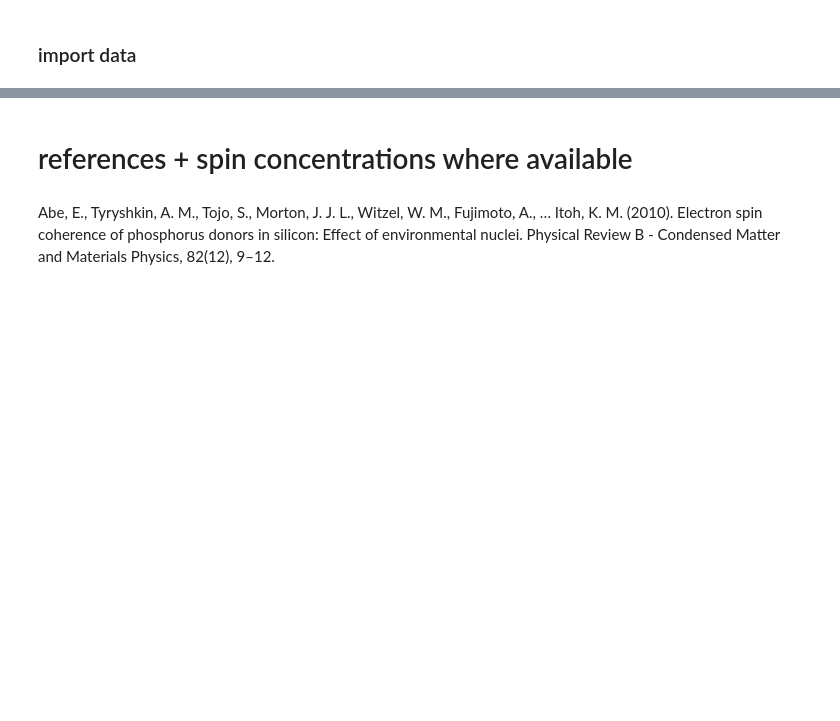
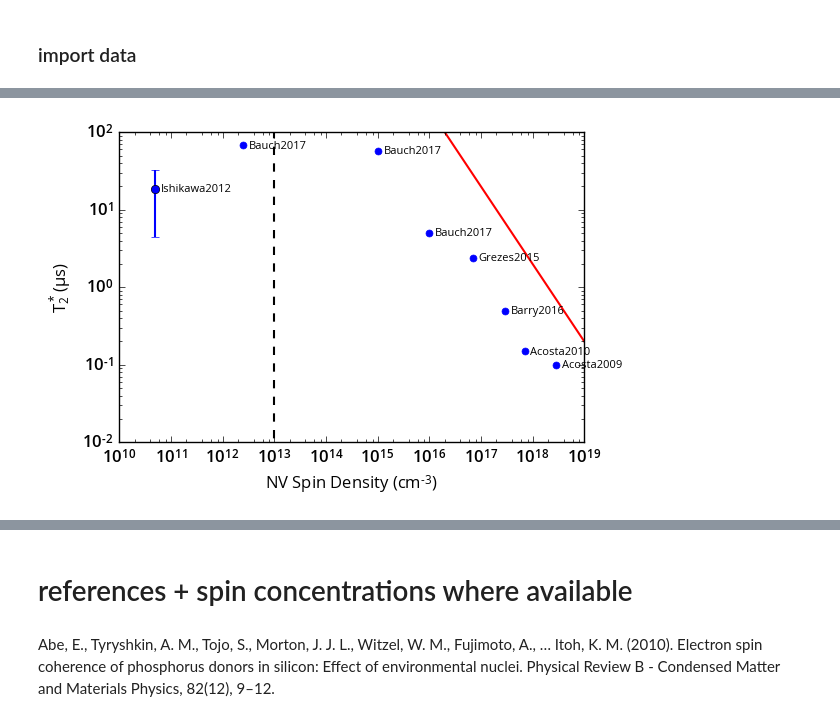
Before and after one commit to ebauch/NV_data, a Jupyter notebook: T2star_survey.ipynb, the cells around one changed output, grey strips where cells are left out. Drawn from its saved outputs; the diff is of its cells as text; code cells hidden in the pictures; blank space fills up the shorter version.

Commit message:
added plots in terms of spin density

```diff
--- a/T2star_survey.ipynb
+++ b/T2star_survey.ipynb
@@ -32,10 +47,17 @@ df
 # %%
+# spin density
+x1 = pd.to_numeric(df.iloc[:,2], 'coerce').get_values()
 # number of interrogated spins
-x = pd.to_numeric(df.iloc[:,3], 'coerce').get_values()
+x2 = pd.to_numeric(df.iloc[:,3], 'coerce').get_values()
 # T2* in us
-y1 = pd.to_numeric(df.iloc[:,4], 'coerce').get_values()
-# FOM
-y2 = pd.to_numeric(df.iloc[:,5], 'coerce').get_values()
+x3 = pd.to_numeric(df.iloc[:,4], 'coerce').get_values()
+# T2* in us
+y1 = pd.to_numeric(df.iloc[:,5], 'coerce').get_values()
+# FOM1 = T2* x spin density
+y2 = pd.to_numeric(df.iloc[:,7], 'coerce').get_values()
+# FOM2 = T2* x spin density
+y3 = pd.to_numeric(df.iloc[:,8], 'coerce').get_values()
+
 # reference + remove spaces
-labels = df.iloc[:,7]
+labels = df.iloc[:,10]
 labels = [label.replace(" ","") for label in labels]
@@ -88,0 +68,45 @@ plt.show()
+# %%
+# pick non-nan values
+ind = (~np.isnan(y1)) * (~np.isnan(x1))
+# select only NV center values - first ten
+ind = ind[:9]
+
+x1n = x1[ind]
+y1n = y1[ind]
+length = len(x1n)
+labelsn = np.array(labels)[ind]
+
+# plot data + labels
+plt.plot(x1n, y1n, 'b.', ms=10)
+for i in range(length):
+    plt.text(x1n[i]*1.3, y1n[i]*(0.99), labelsn[i], fontsize=8, fontweight='normal', va='center', ha='left')
+
+# plot p1-limit
+xx = np.linspace(1e11, 1e20, 200);
+plt.plot(xx, 1/(2 * np.pi * 0.014 * xx/(1.76*1e17)), 'r-', lw=1.5)
+
+# set single spin resolvability limit
+
+plt.plot([1e13,1e13], [1e-3,1e3],'k--', lw=1.5)
+
+# plot iskawa
+plt.errorbar(5e10, 18.5, yerr=[14], fmt='o', color='b', lw=1.5)
+# plt.text(5e10, 1.05, 18.5)
+# set plot labels
+
+plt.xlabel('NV Spin Density ($cm^{-3}$)')
+plt.ylabel(r'$T_2^* (\mu$s)')
+
+plt.xscale('log')
+plt.yscale('log')
+
+plt.xlim(10**10, 10**19)
+plt.ylim([10**-2, 100])
+
+plt.savefig("fig1.pdf")
+
+plt.show()
+
+### Compare T2* and FOM2 versus Interrogated Spin
+# %% [output]
+[figure, added]
```
Also changed, not shown: parts of 17 cells of this notebook, 9 other files.
